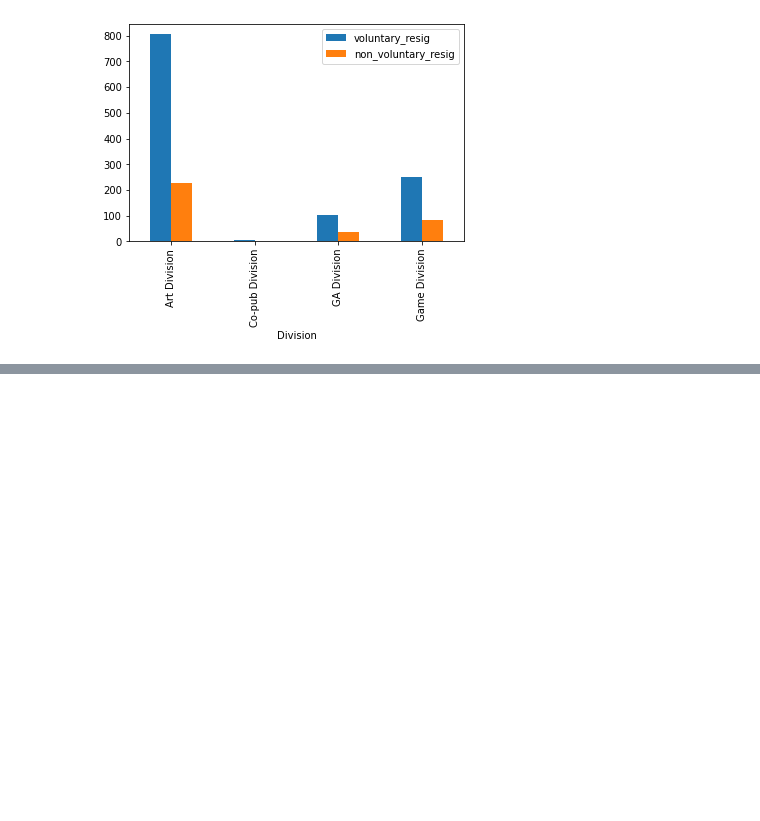
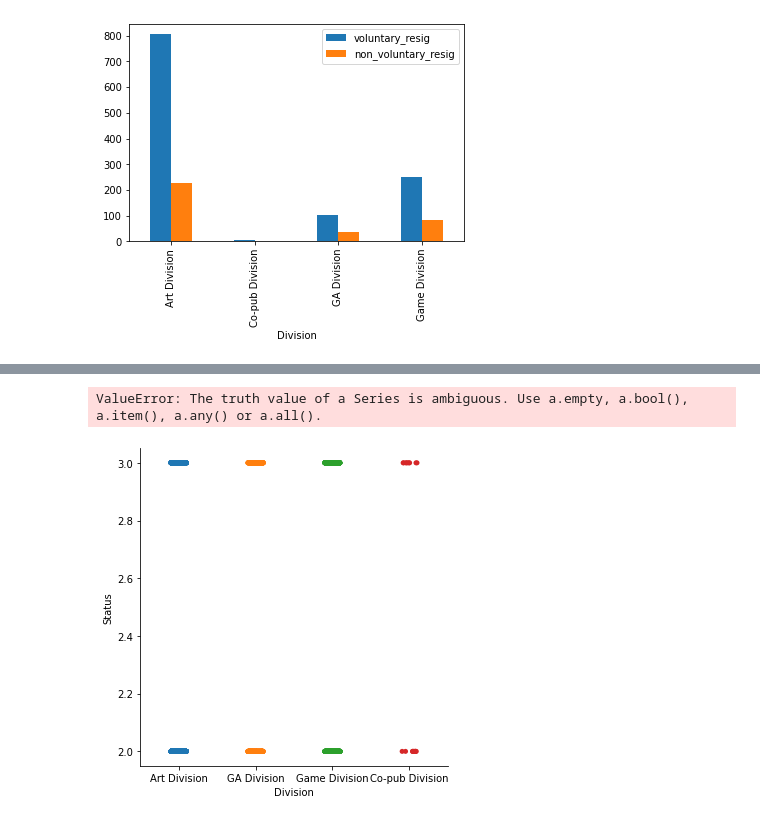
Before and after one commit to Sean2309/Employee-Churn-Data-Manipulation, a Jupyter notebook: employee_churn.ipynb, the cells around one changed output, grey strips where cells are left out. Cells and saved outputs as stored; diff of their text form; code cells hidden in the pictures; blank space fills up the shorter version.

Commit message:
Modify: Dynamic function for categorical data 210622

```diff
--- a/employee_churn.ipynb
+++ b/employee_churn.ipynb
@@ -186,0 +286,10 @@ dtype: int64
+# %%
+# FEATURES = ['Division','Department','CostCenterName','Location','ResourceLevel','JobTitle','JobFunction','Gender','Grade','MgrResourceLevel','Avg annual bonus vs monthly base salary (previous year) ','Avg quarterly people review rating (last 3 times)','Avg Extra time hours/week(6 mths)','Avg Idle day ratio/month (3 mths)','Avg Inefficiency/month (3 mths)','Avg Occupation ratio/month (3 mths)','Job Satisfaction','Personal Development (satisfaction)','Support from Company','Last quarterly people review rating','Last annual performance rating','Service Years','Promotion frequency/last 2 yrs.','Avg Salary CR/month(6 mths)','Salary adjustment frequency present year','Salary increment Delta vs last year (%)','Age'
+# ]
+
+#
+#one_dimensional_quantitative_analysis_on_status("Division")
+sns.catplot(data=df, x=df["Division"], y=df["Status"], kind="strip")
+# %% [output]
+ValueError: The truth value of a Series is ambiguous. Use a.empty, a.bool(), a.item(), a.any() or a.all().
+[figure, added]
```
Also changed, not shown: parts of 3 cells of this notebook, 1 other file.
